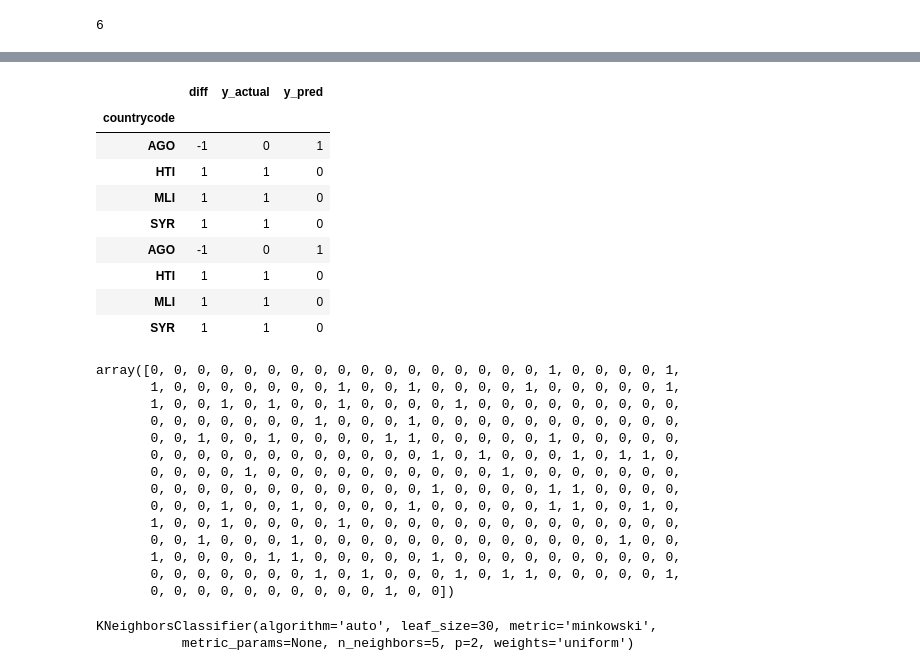
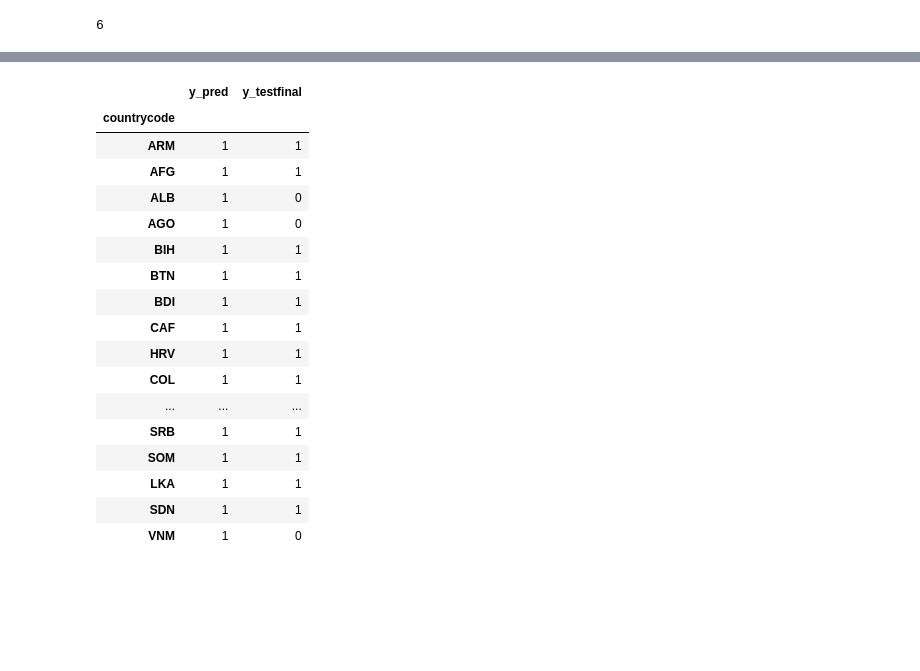
Before and after one commit to emilyhoughkovacs/humanitarian_unrest_classifier, a Jupyter notebook: environment_data/environment_multiyear_predict.ipynb, the cells around one changed output, grey strips where cells are left out. Drawn from its saved outputs; the diff is of its cells as text; code cells hidden in the pictures; blank space fills up the shorter version.

```diff
--- a/environment_data/environment_multiyear_predict.ipynb
+++ b/environment_data/environment_multiyear_predict.ipynb
@@ -438,37 +405,23 @@ diff = pd.Series(diff)
 # %%
-results = pd.DataFrame({'y_actual': y_actual, 'y_pred': y_pred, 'diff': y_actual-y_pred}, index=test_sets[5]['binary'].index)
+predictions = pd.DataFrame({'y_testfinal':y_testfinal, 'y_pred':y_pred}, index=y_testfinal.index)
-# %%
-results[results['diff']!=0]
-# %% [output]
-|  | diff | y_actual | y_pred |
-| countrycode |  |  |  |
-| AGO | -1 | 0 | 1 |
-| HTI | 1 | 1 | 0 |
-| MLI | 1 | 1 | 0 |
-| SYR | 1 | 1 | 0 |
-| AGO | -1 | 0 | 1 |
-| HTI | 1 | 1 | 0 |
-| MLI | 1 | 1 | 0 |
-| SYR | 1 | 1 | 0 |
-# %%
-y_actual
-# %% [output]
-array([0, 0, 0, 0, 0, 0, 0, 0, 0, 0, 0, 0, 0, 0, 0, 0, 0, 1, 0, 0, 0, 0, 1,
-       1, 0, 0, 0, 0, 0, 0, 0, 1, 0, 0, 1, 0, 0, 0, 0, 1, 0, 0, 0, 0, 0, 1,
-       1, 0, 0, 1, 0, 1, 0, 0, 1, 0, 0, 0, 0, 1, 0, 0, 0, 0, 0, 0, 0, 0, 0,
-       0, 0, 0, 0, 0, 0, 0, 1, 0, 0, 0, 1, 0, 0, 0, 0, 0, 0, 0, 0, 0, 0, 0,
-       0, 0, 1, 0, 0, 1, 0, 0, 0, 0, 1, 1, 0, 0, 0, 0, 0, 1, 0, 0, 0, 0, 0,
-       0, 0, 0, 0, 0, 0, 0, 0, 0, 0, 0, 0, 1, 0, 1, 0, 0, 0, 1, 0, 1, 1, 0,
-       0, 0, 0, 0, 1, 0, 0, 0, 0, 0, 0, 0, 0, 0, 0, 1, 0, 0, 0, 0, 0, 0, 0,
-       0, 0, 0, 0, 0, 0, 0, 0, 0, 0, 0, 0, 1, 0, 0, 0, 0, 1, 1, 0, 0, 0, 0,
-       0, 0, 0, 1, 0, 0, 1, 0, 0, 0, 0, 1, 0, 0, 0, 0, 0, 1, 1, 0, 0, 1, 0,
-       1, 0, 0, 1, 0, 0, 0, 0, 1, 0, 0, 0, 0, 0, 0, 0, 0, 0, 0, 0, 0, 0, 0,
-       0, 0, 1, 0, 0, 0, 1, 0, 0, 0, 0, 0, 0, 0, 0, 0, 0, 0, 0, 0, 1, 0, 0,
-       1, 0, 0, 0, 0, 1, 1, 0, 0, 0, 0, 0, 1, 0, 0, 0, 0, 0, 0, 0, 0, 0, 0,
-       0, 0, 0, 0, 0, 0, 0, 1, 0, 1, 0, 0, 0, 1, 0, 1, 1, 0, 0, 0, 0, 0, 1,
-       0, 0, 0, 0, 0, 0, 0, 0, 0, 0, 1, 0, 0])
-# %%
-model
-# %% [output]
-KNeighborsClassifier(algorithm='auto', leaf_size=30, metric='minkowski',
-           metric_params=None, n_neighbors=5, p=2, weights='uniform')
+# %%
+predictions[predictions['y_pred']==1]
+# %% [output]
+|  | y_pred | y_testfinal |
+| countrycode |  |  |
+| ARM | 1 | 1 |
+| AFG | 1 | 1 |
+| ALB | 1 | 0 |
+| AGO | 1 | 0 |
+| BIH | 1 | 1 |
+| BTN | 1 | 1 |
+| BDI | 1 | 1 |
+| CAF | 1 | 1 |
+| HRV | 1 | 1 |
+| COL | 1 | 1 |
+| ... | ... | ... |
+| SRB | 1 | 1 |
+| SOM | 1 | 1 |
+| LKA | 1 | 1 |
+| SDN | 1 | 1 |
+| VNM | 1 | 0 |
```
Also changed, not shown: parts of 24 cells of this notebook.
